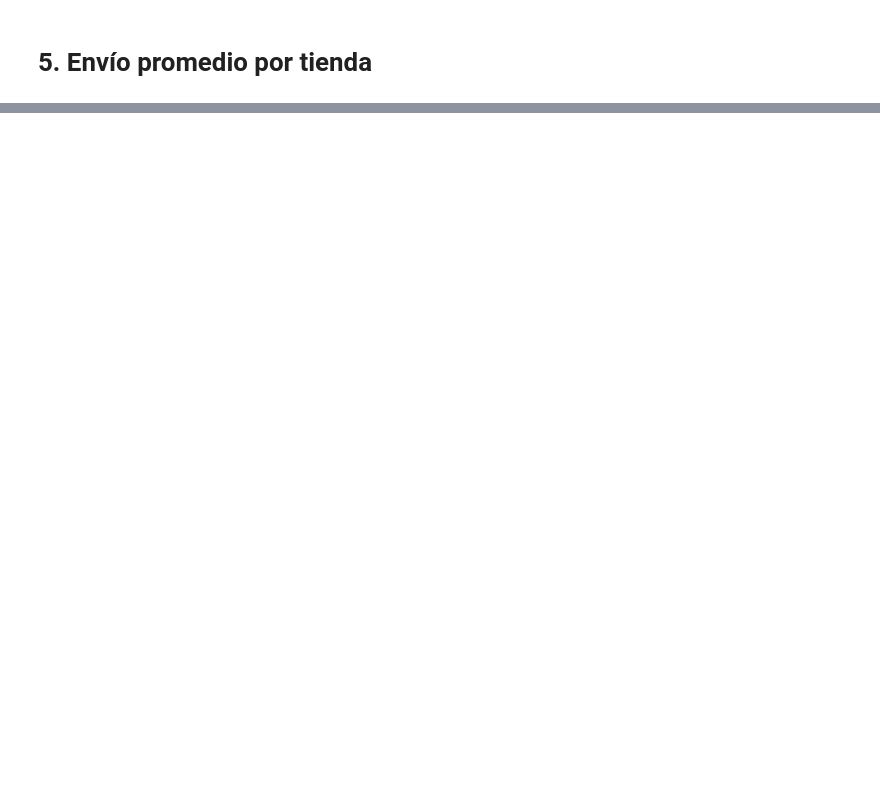
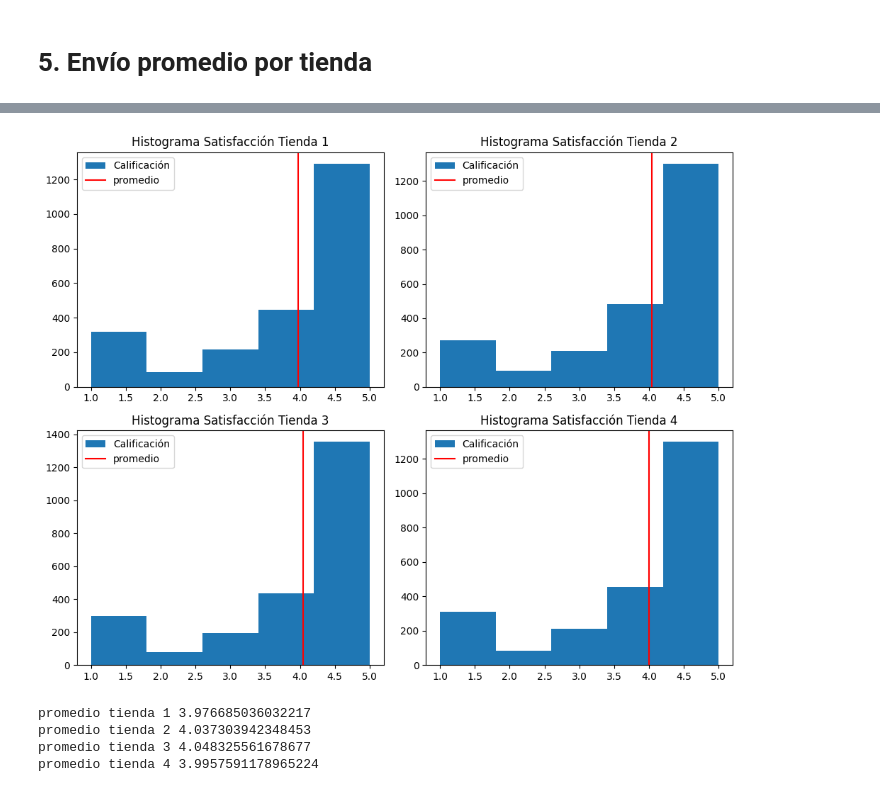
Before and after one commit to fmonteci/AluraStore, a Jupyter notebook: AluraStoreLatam.ipynb, the cells around one changed output, grey strips where cells are left out. Drawn from its saved outputs; the diff is of its cells as text; code cells hidden in the pictures; blank space fills up the shorter version.

```diff
--- a/AluraStoreLatam.ipynb
+++ b/AluraStoreLatam.ipynb
@@ -252,0 +444,36 @@ El costo promedio de tienda4 es: 23459.457167090754
+# %%
+#Histograma calcificaciones
+cal=tienda['Calificación'].mean()
+cal2=tienda2['Calificación'].mean()
+cal3=tienda3['Calificación'].mean()
+cal4=tienda4['Calificación'].mean()
+
+fig, axs=plt.subplots(2,2, figsize=(10,8))
+axs[0,0].hist(tienda["Calificación"], bins=5, label="Calificación")
+axs[0,0].axvline(cal,color="red",linestyle="-", label="promedio")
+axs[0,0].set_title("Histograma Satisfacción Tienda 1")
+axs[0,0].legend()
+axs[0,1].hist(tienda2["Calificación"], bins=5, label="Calificación")
+axs[0,1].axvline(cal2,color="red",linestyle="-", label="promedio")
+axs[0,1].legend()
+axs[0,1].set_title("Histograma Satisfacción Tienda 2")
+axs[1,0].hist(tienda3["Calificación"], bins=5, label="Calificación")
+axs[1,0].axvline(cal3,color="red",linestyle="-", label="promedio")
+axs[1,0].legend()
+axs[1,0].set_title("Histograma Satisfacción Tienda 3")
+axs[1,1].hist(tienda4["Calificación"], bins=5, label="Calificación")
+axs[1,1].axvline(cal4,color="red",linestyle="-", label="promedio")
+axs[1,1].legend()
+axs[1,1].set_title("Histograma Satisfacción Tienda 4")
+plt.tight_layout()
+plt.show()
+
+
+
+print(f"promedio tienda 1 {cal}\npromedio tienda 2 {cal2}\npromedio tienda 3 {cal3}\npromedio tienda 4 {cal4}")
+# %% [output]
+[figure, added]
+promedio tienda 1 3.976685036032217
+promedio tienda 2 4.037303942348453
+promedio tienda 3 4.048325561678677
+promedio tienda 4 3.9957591178965224
```
Also changed, not shown: parts of 20 cells of this notebook.
